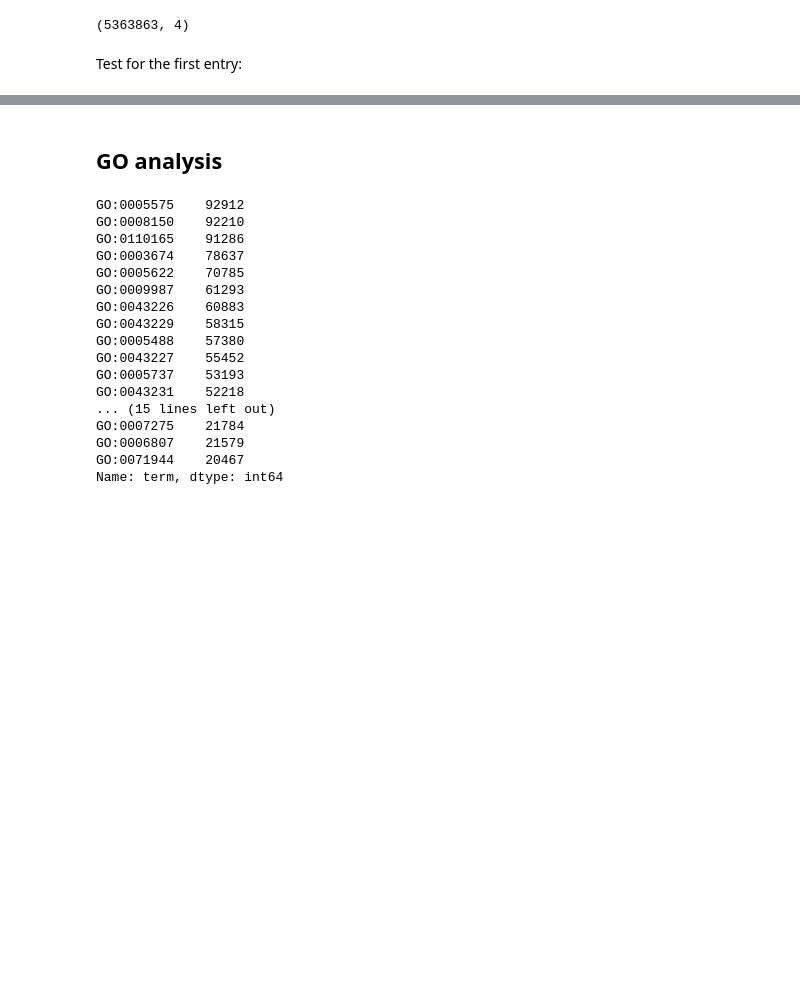
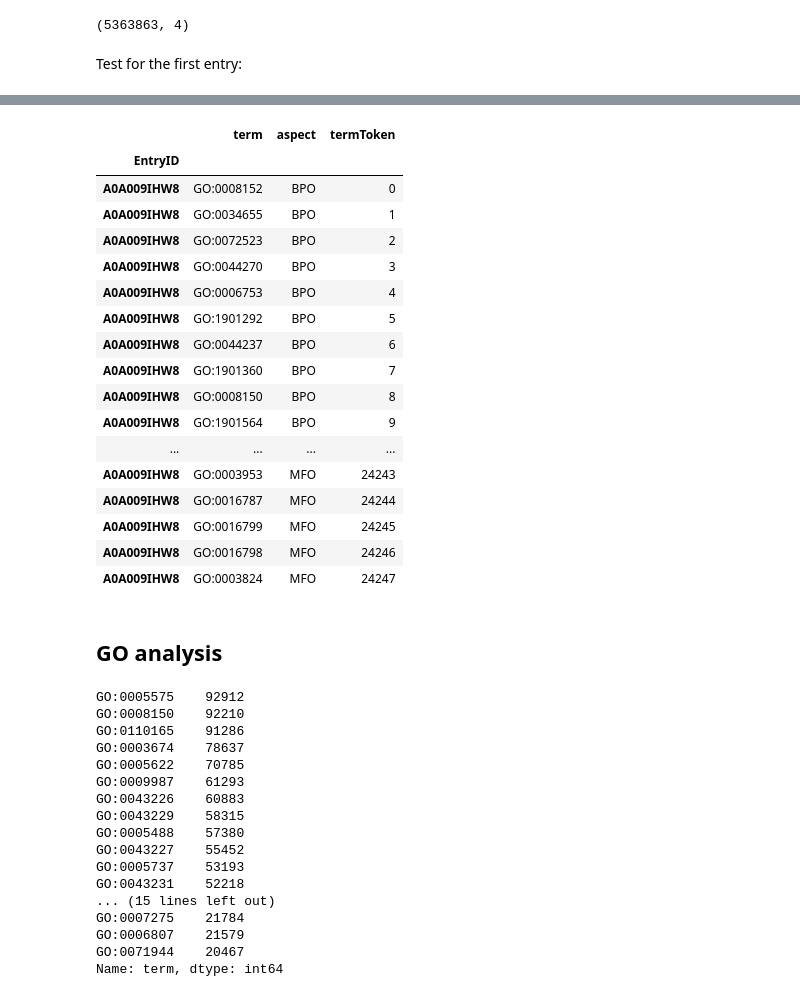
Before and after one commit to m5k5/KaggleCAFAChallenge, a Jupyter notebook: Data Exploration.ipynb, the cells around one changed output, grey strips where cells are left out. Saved outputs shown, nothing was run; the diff lists cells and outputs as text; code cells hidden in the pictures; blank space fills up the shorter version.

```diff
--- a/Data Exploration.ipynb
+++ b/Data Exploration.ipynb
@@ -98,0 +83,2 @@ df.loc[df['EntryID'] == "A0A009IHW8"]
+# %%
+df.set_index("EntryID", inplace=True)
@@ -99,3 +89,24 @@ df.loc[df['EntryID'] == "A0A009IHW8"]
+# %%
+df.loc["A0A009IHW8"]
+# %% [output]
+|  | term | aspect | termToken |
+| EntryID |  |  |  |
+| A0A009IHW8 | GO:0008152 | BPO | 0 |
+| A0A009IHW8 | GO:0034655 | BPO | 1 |
+| A0A009IHW8 | GO:0072523 | BPO | 2 |
+| A0A009IHW8 | GO:0044270 | BPO | 3 |
+| A0A009IHW8 | GO:0006753 | BPO | 4 |
+| A0A009IHW8 | GO:1901292 | BPO | 5 |
+| A0A009IHW8 | GO:0044237 | BPO | 6 |
+| A0A009IHW8 | GO:1901360 | BPO | 7 |
+| A0A009IHW8 | GO:0008150 | BPO | 8 |
+| A0A009IHW8 | GO:1901564 | BPO | 9 |
+| ... | ... | ... | ... |
+| A0A009IHW8 | GO:0003953 | MFO | 24243 |
+| A0A009IHW8 | GO:0016787 | MFO | 24244 |
+| A0A009IHW8 | GO:0016799 | MFO | 24245 |
+| A0A009IHW8 | GO:0016798 | MFO | 24246 |
+| A0A009IHW8 | GO:0003824 | MFO | 24247 |
 # %% [markdown]
 ## GO analysis
 # %%
```
Also changed, not shown: parts of 11 cells of this notebook.
